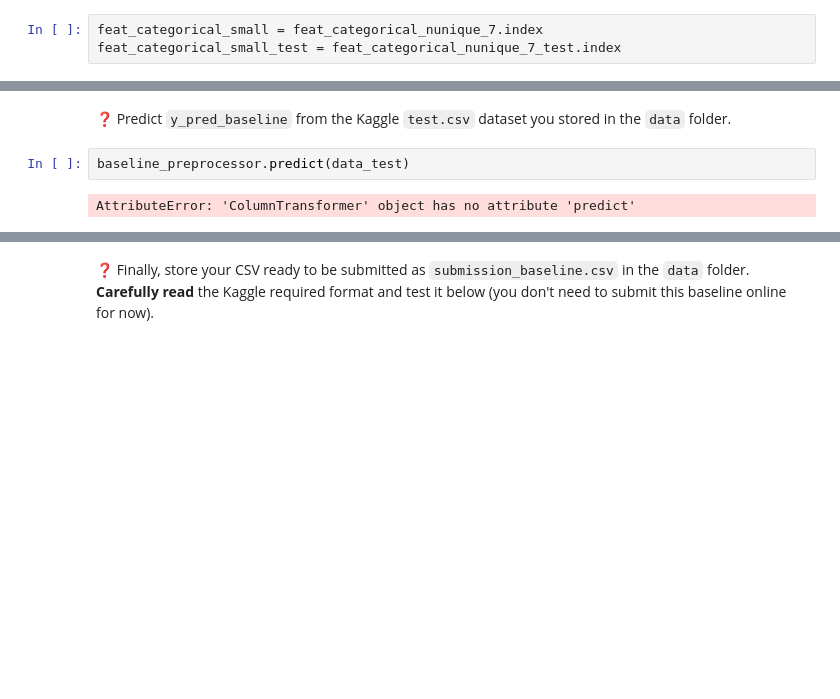
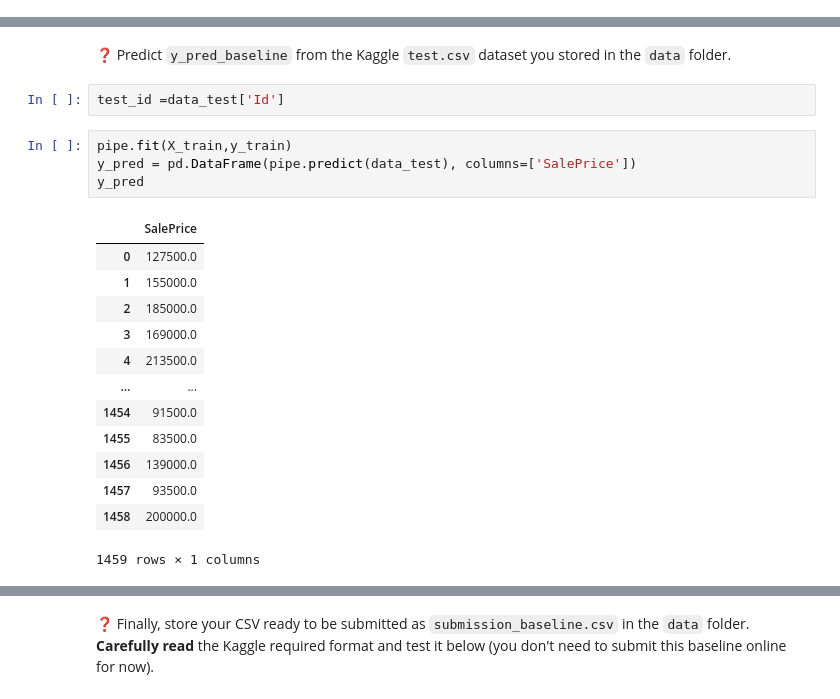
Before and after one commit to gauthieret/data-houses-kaggle-competition, a Jupyter notebook: houses_kaggle_competition.ipynb, the cells around one changed output, grey strips where cells are left out. Drawn from its saved outputs; the diff is of its cells as text; blank space fills up the shorter version.

```diff
--- a/houses_kaggle_competition.ipynb
+++ b/houses_kaggle_competition.ipynb
@@ -169,9 +151,6 @@ feat_categorical_nunique_7.hist(bins=10);
 💡 As a starter, what about simply **removing** all features that have **7 unique values or more**, and one-hot-encode every other? Let's keep ordinal encoding and statistical feature selection for the next iteration of our pipeline.
 
 ❓ Store features names to OHE in a list `feat_categorical_small` below. How many features will be OHE?
-# %%
-feat_categorical_small = feat_categorical_nunique_7.index
-feat_categorical_small_test = feat_categorical_nunique_7_test.index
 # %%
 from sklearn.preprocessing import OneHotEncoder
 import numpy as np
@@ -355,7 +324,23 @@ results['test_score'].mean()
 #### d) Predict baseline
 # %% [markdown]
 ❓ Predict `y_pred_baseline` from the Kaggle `test.csv` dataset you stored in the `data` folder.
-# %%
-baseline_preprocessor.predict(data_test)
-# %% [output]
-AttributeError: 'ColumnTransformer' object has no attribute 'predict'
+# %%
+test_id =data_test['Id']
+# %%
+pipe.fit(X_train,y_train)
+y_pred = pd.DataFrame(pipe.predict(data_test), columns=['SalePrice'])
+y_pred
+# %% [output]
+|  | SalePrice |
+| 0 | 127500.0 |
+| 1 | 155000.0 |
+| 2 | 185000.0 |
+| 3 | 169000.0 |
+| 4 | 213500.0 |
+| ... | ... |
+| 1454 | 91500.0 |
+| 1455 | 83500.0 |
+| 1456 | 139000.0 |
+| 1457 | 93500.0 |
+| 1458 | 200000.0 |
+1459 rows × 1 columns
```
Also changed, not shown: parts of 8 cells of this notebook.
